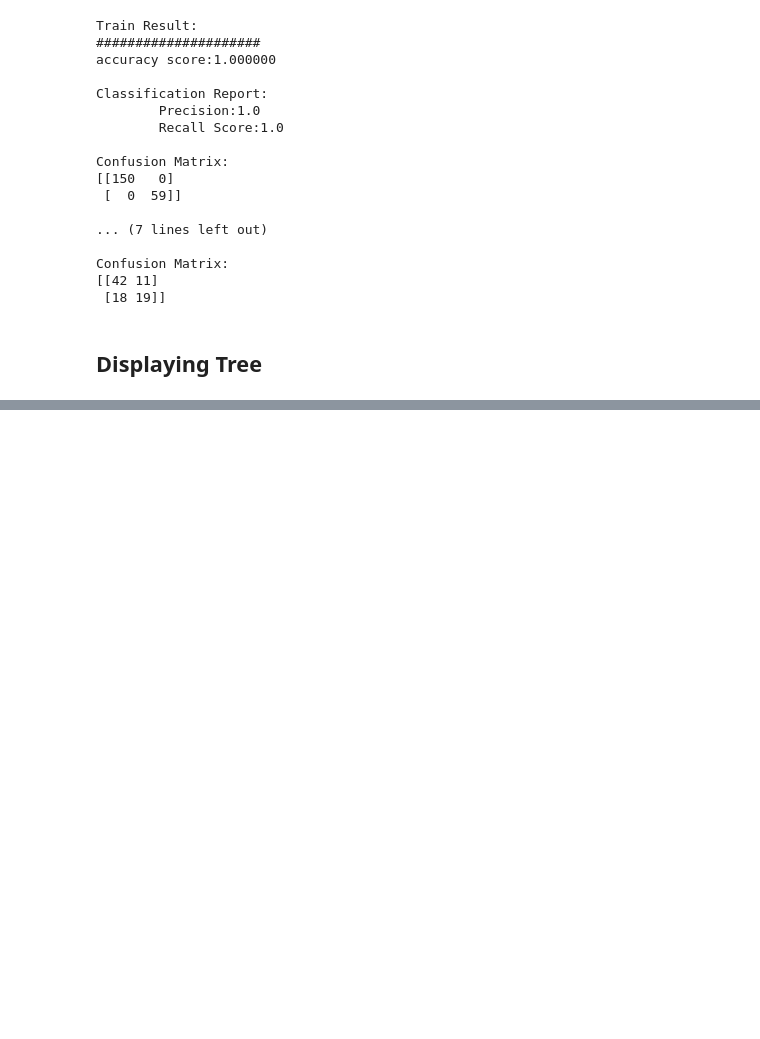
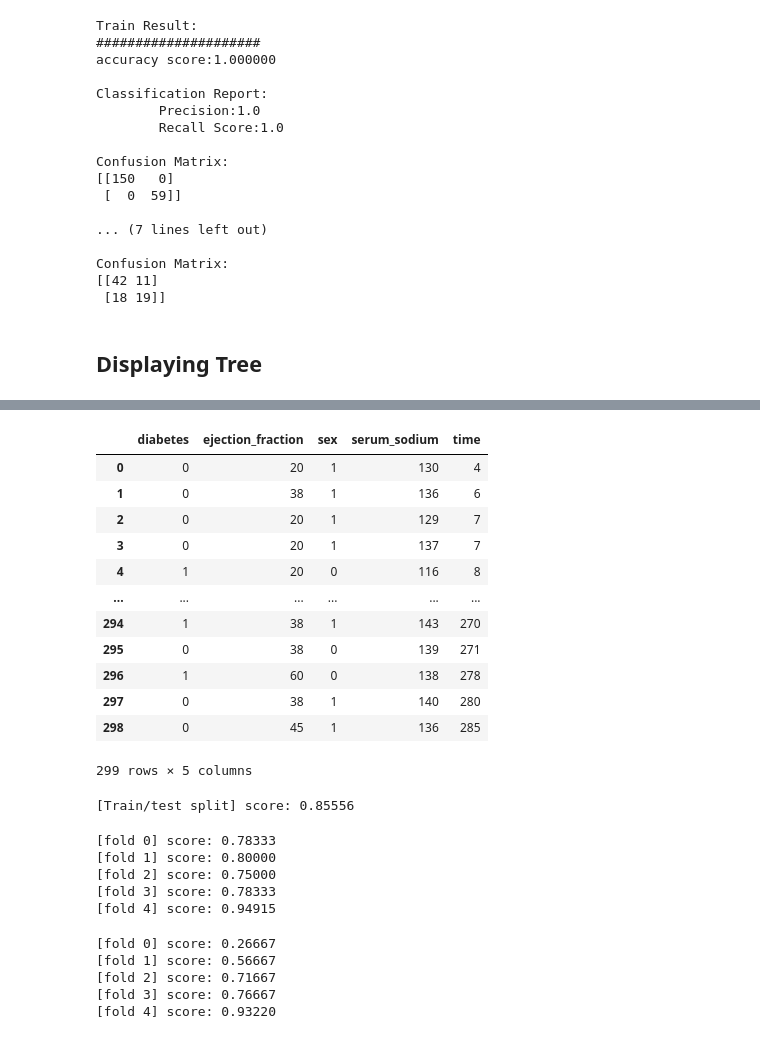
Before and after one commit to shantanu779/data_science, a Jupyter notebook: assignment2.ipynb, the cells around one changed output, grey strips where cells are left out. Drawn from its saved outputs; the diff is of its cells as text; code cells hidden in the pictures; blank space fills up the shorter version.

Commit message:
Complete Task 3.2 classification using KNN

```diff
--- a/assignment2.ipynb
+++ b/assignment2.ipynb
@@ -789,0 +792,5 @@ Confusion Matrix:
+# %%
+# Set data and target for the dataset using all columns, also set the random state to make the result consistent
+ds_data = Rd[['age','anaemia','creatinine_phosphokinase','diabetes','ejection_fraction','high_blood_pressure','platelets','serum_creatinine', 'serum_sodium', 'sex', 'smoking', 'time']]
+ds_target = Rd['DEATH_EVENT']
+random_state_value = 4
@@ -789,0 +885,58 @@ Confusion Matrix:
+# %%
+# Set the features to the 5 selected columns since after 5 features, the accuracy remains the same
+ds_selected_data = ds_data.iloc[:, [3, 4, 9, 8, 11]]
+ds_selected_data
+# %% [output]
+|  | diabetes | ejection_fraction | sex | serum_sodium | time |
+| 0 | 0 | 20 | 1 | 130 | 4 |
+| 1 | 0 | 38 | 1 | 136 | 6 |
+| 2 | 0 | 20 | 1 | 129 | 7 |
+| 3 | 0 | 20 | 1 | 137 | 7 |
+| 4 | 1 | 20 | 0 | 116 | 8 |
+| ... | ... | ... | ... | ... | ... |
+| 294 | 1 | 38 | 1 | 143 | 270 |
+| 295 | 0 | 38 | 0 | 139 | 271 |
+| 296 | 1 | 60 | 0 | 138 | 278 |
+| 297 | 0 | 38 | 1 | 140 | 280 |
+| 298 | 0 | 45 | 1 | 136 | 285 |
+299 rows × 5 columns
+# %%
+# Test the accuracy again with the finding about k and selected columns
+X_train, X_test, y_train, y_test = train_test_split(ds_selected_data, ds_target, test_size=0.30, random_state=random_state_value)
+clf = KNeighborsClassifier(7)
+clf.fit(X_train, y_train)
+predicted = clf.predict(X_test)
+# Now check the prediction accuracy
+print("[Train/test split] score: {:.5f}".format(clf.score(X_test, y_test)))
+# %% [output]
+[Train/test split] score: 0.85556
+# %%
+# Now use K-Folds Cross Validation to validate the model from lab 4 - with selected k and selected columns
+from sklearn.model_selection import KFold
+kf = KFold(n_splits=5)
+for k, (train_index, test_index) in enumerate(kf.split(ds_selected_data)):
+    X_train, X_test = ds_selected_data.iloc[train_index], ds_selected_data.iloc[test_index]
+    y_train, y_test = ds_target.iloc[train_index], ds_target.iloc[test_index]
+    clf.fit(X_train, y_train)
+    print("[fold {0}] score: {1:.5f}".format(k, clf.score(X_test, y_test)))
+# %% [output]
+[fold 0] score: 0.78333
+[fold 1] score: 0.80000
+[fold 2] score: 0.75000
+[fold 3] score: 0.78333
+[fold 4] score: 0.94915
+# %%
+# Now use K-Folds Cross Validation to validate the model from lab 4 - with all columns and default k
+clf = KNeighborsClassifier(5)
+kf = KFold(n_splits=5)
+for k, (train_index, test_index) in enumerate(kf.split(ds_data)):
+    X_train, X_test = ds_data.iloc[train_index], ds_data.iloc[test_index]
+    y_train, y_test = ds_target.iloc[train_index], ds_target.iloc[test_index]
+    clf.fit(X_train, y_train)
+    print("[fold {0}] score: {1:.5f}".format(k, clf.score(X_test, y_test)))
+# %% [output]
+[fold 0] score: 0.26667
+[fold 1] score: 0.56667
+[fold 2] score: 0.71667
+[fold 3] score: 0.76667
+[fold 4] score: 0.93220
```
Also changed, not shown: parts of 18 cells of this notebook.
